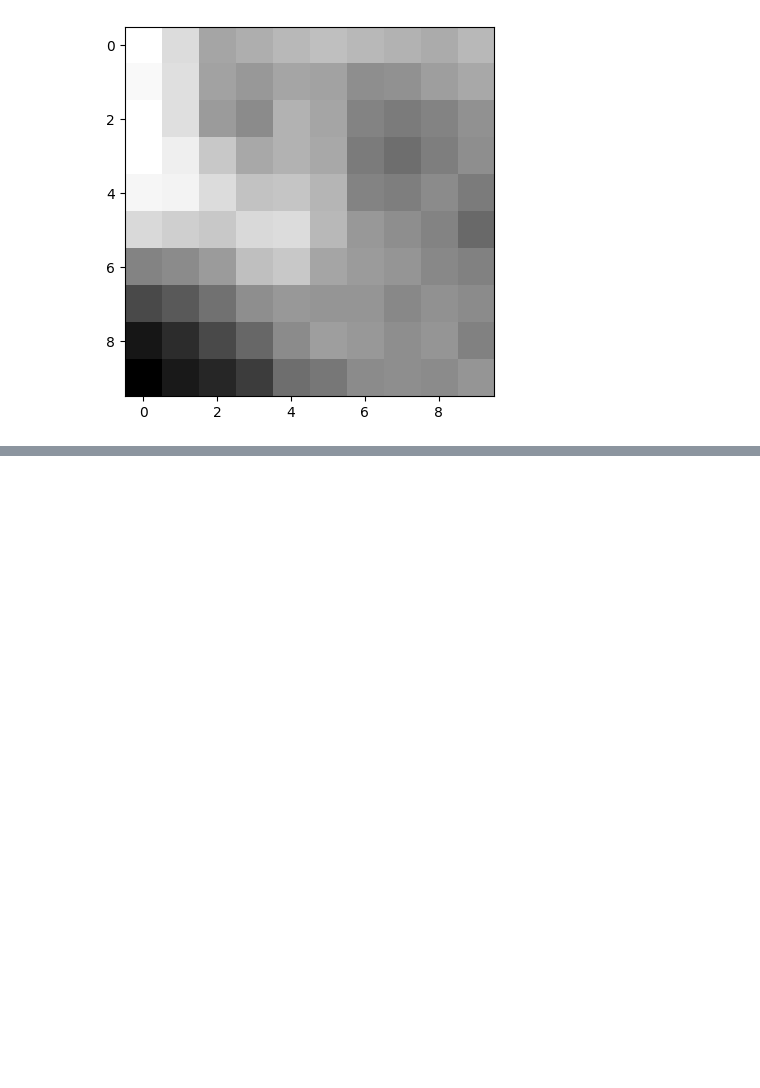
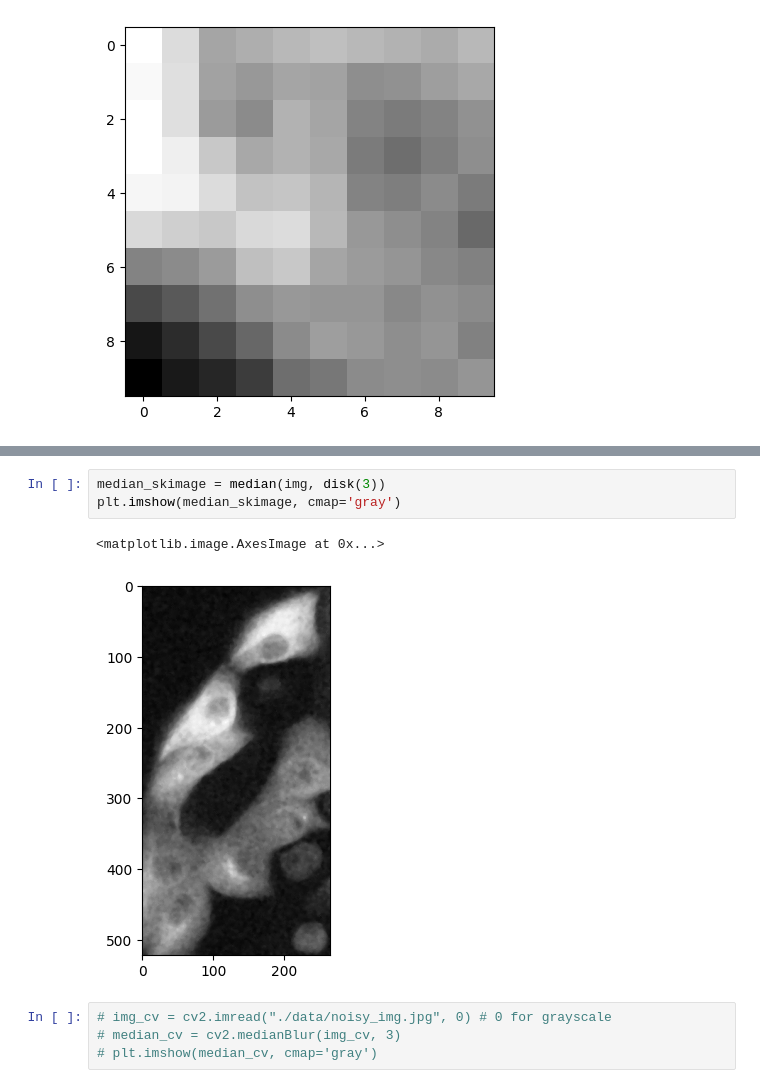
Before and after one commit to utsavdarlami/cv_workshop, a Jupyter notebook: day3_cv.ipynb, the cells around one changed output, grey strips where cells are left out. Saved outputs shown, nothing was run; the diff lists cells and outputs as text; blank space fills up the shorter version.

```diff
--- a/day3_cv.ipynb
+++ b/day3_cv.ipynb
@@ -176,0 +223,10 @@ g_image[0, 0]
+# %%
+median_skimage = median(img, disk(3))
+plt.imshow(median_skimage, cmap='gray')
+# %% [output]
+<matplotlib.image.AxesImage at 0x...>
+[figure, added]
+# %%
+# img_cv = cv2.imread("./data/noisy_img.jpg", 0) # 0 for grayscale
+# median_cv = cv2.medianBlur(img_cv, 3)
+# plt.imshow(median_cv, cmap='gray')
```
Also changed, not shown: parts of 74 cells of this notebook, 14 other files.
